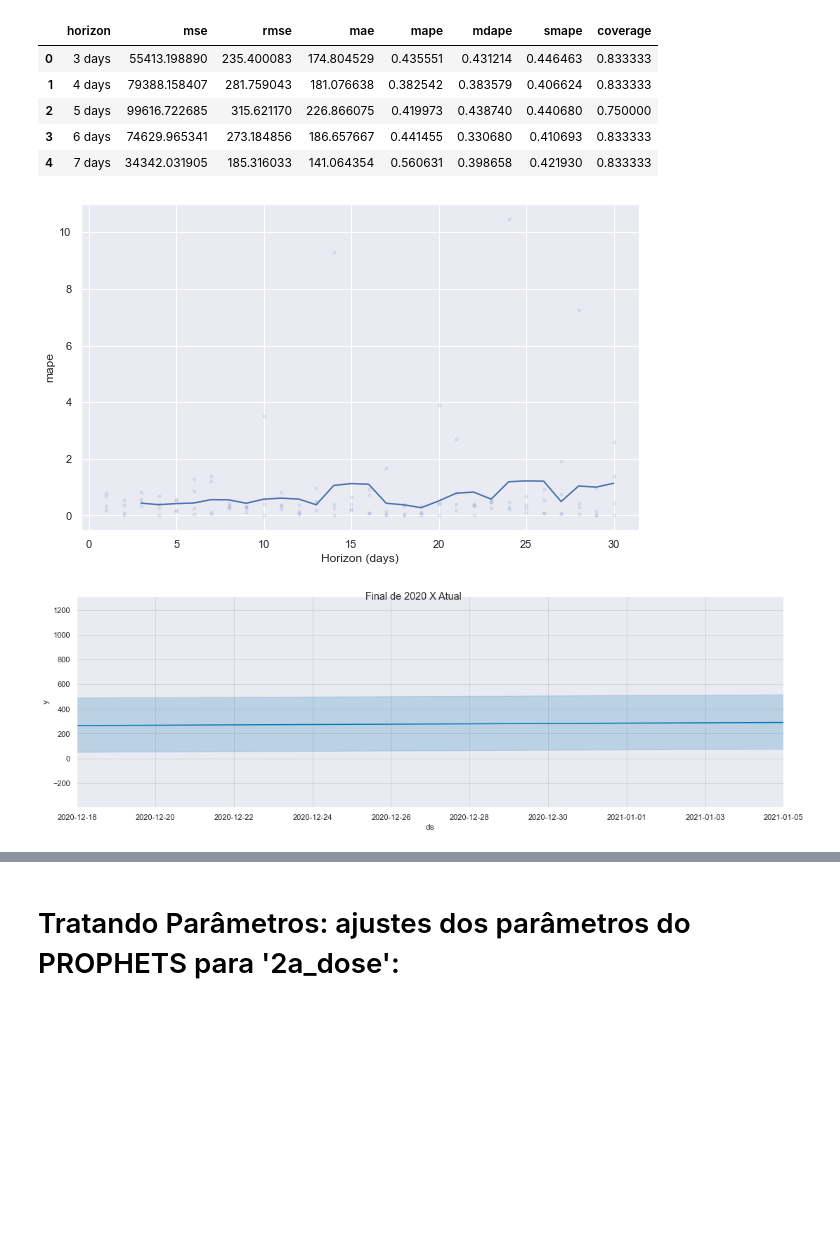
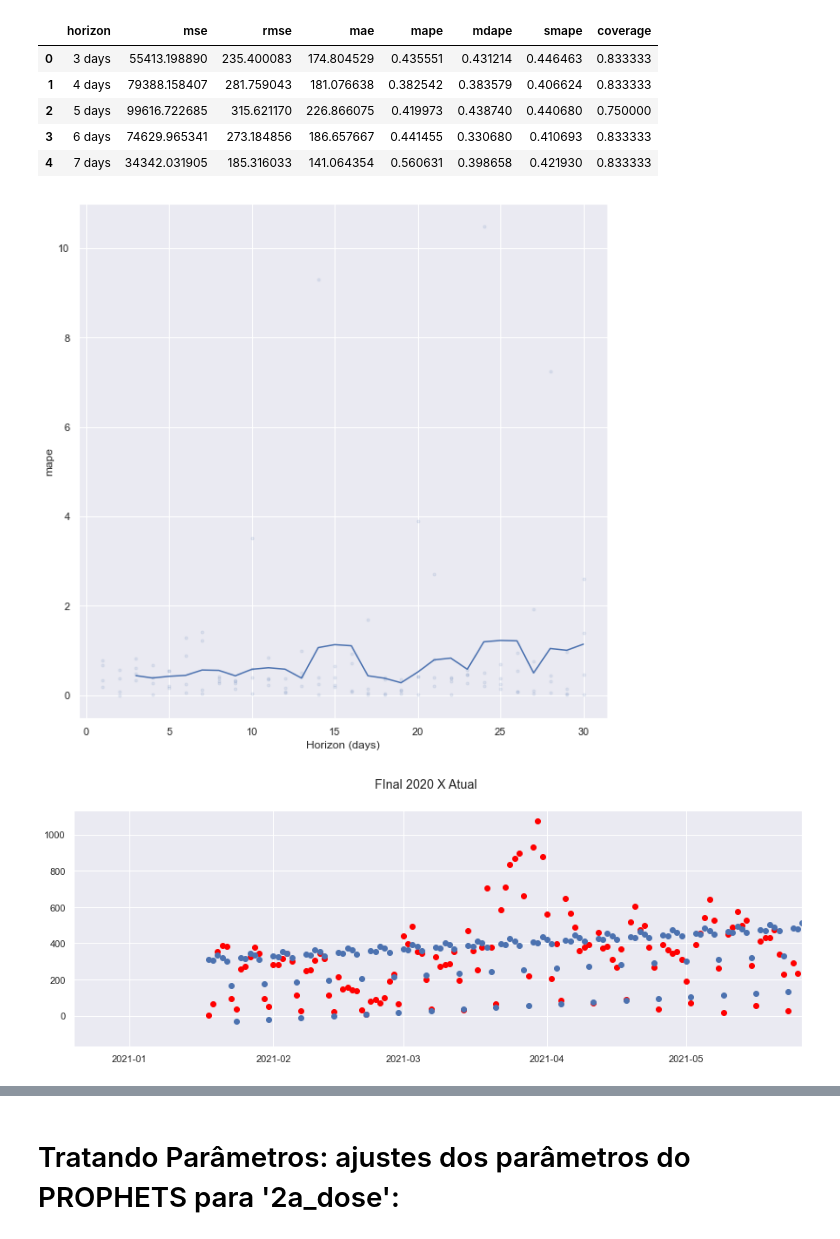
Before and after one commit to nubia-mp1211/Projeto-Final, a Jupyter notebook: ATUAL -Tratando-Vacinados e Previsoes.ipynb, the cells around one changed output, grey strips where cells are left out. Saved outputs shown, nothing was run; the diff lists cells and outputs as text; code cells hidden in the pictures; blank space fills up the shorter version.

```diff
--- a/ATUAL -Tratando-Vacinados e Previsoes.ipynb
+++ b/ATUAL -Tratando-Vacinados e Previsoes.ipynb
@@ -488,9 +495,9 @@ df_perform.head()
 # %%
 # Plotting a Performance:
 
-fig = plot_cross_validation_metric(df_cross, metric='mape')
+fig = plot_cross_validation_metric(df_cross, metric='mape', figsize = (10,10))
 # %% [output]
-[figure, old version]
+[figure, new version]
 # %%
 # Plotting Forecast:
 
@@ -500,11 +507,14 @@ f.set_figwidth(15)
 
 # Inicio da Vacinação no Brasil 18/12/2020
 
-ax.scatter(df1.ds, df1['y'], color='r')
-fig = model.plot(forecast, ax=ax)
-ax.set_xbound(lower ='2020-12-18', upper ='2021-01-05')
-# ax.set_ylim(0, 50000)
-plot = plt.suptitle('Final de 2020 X Atual')
+ax.scatter(df1['ds'], df1['y'], color='red', label="Atual")
+ax.scatter(forecast['ds'], forecast['yhat'], label= 'Previsao')
+
+# Plotting o atual e os valores obtidos do Forecast:
+
+ax.set_xbound(lower ='2020-12-20', upper ='2021-05-26')
+# ax.set_ylim(0, 1000)
+plot = plt.suptitle('FInal 2020 X Atual')
 # %% [output]
-[figure, old version]
+[figure, new version]
 # %% [markdown]
```
Also changed, not shown: parts of 68 cells of this notebook.
